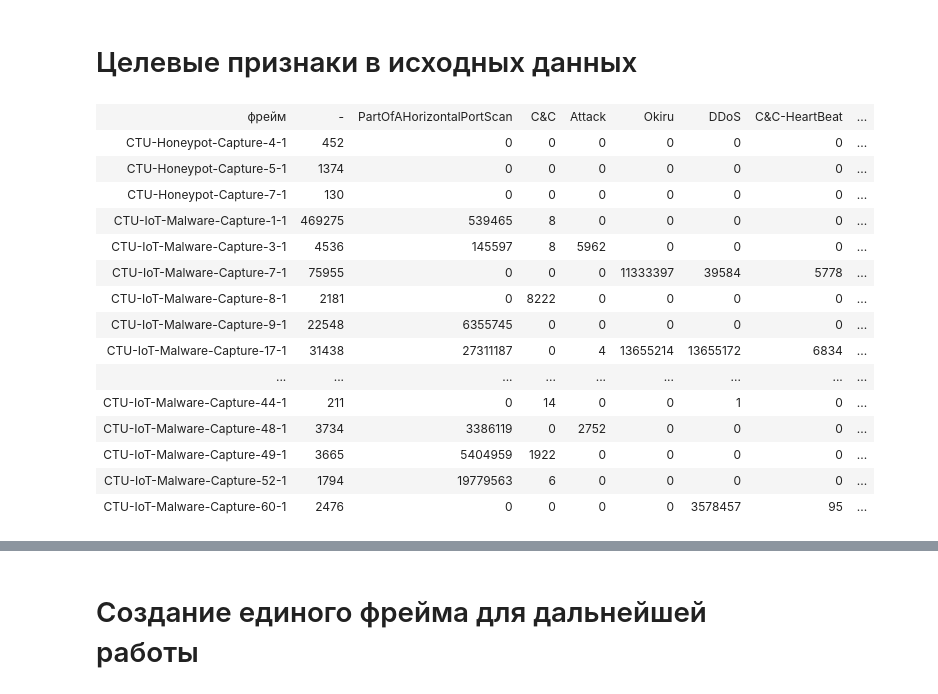
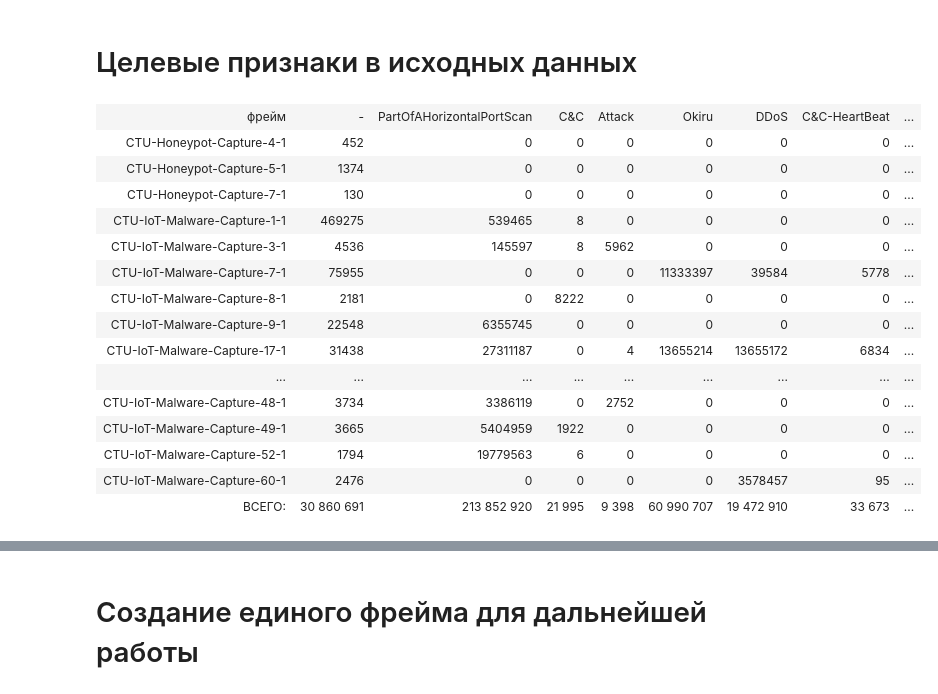
Before and after one commit to SiGidas/Aposemat_IoT-23, a Jupyter notebook: Itog_1.ipynb, the cells around one changed output, grey strips where cells are left out. Cells and saved outputs as stored; diff of their text form; code cells hidden in the pictures.

```diff
--- a/Itog_1.ipynb
+++ b/Itog_1.ipynb
@@ -64,39 +69,41 @@ data = [['фрейм','-','PartOfAHorizontalPortScan','C&C','Attack','Okiru','DD
         ['CTU-IoT-Malware-Capture-17-1',31438,27311187,0,4,13655214,13655172,6834,5,0,0,0,0,0,0,0,0],
         ['CTU-IoT-Malware-Capture-20-1',3193,0,0,0,0,0,0,0,16,0,0,0,0,0,0,0],
         ['CTU-IoT-Malware-Capture-21-1',3272,0,0,0,0,0,0,0,14,0,0,0,0,0,0,0],
         ['CTU-IoT-Malware-Capture-33-1',1380791,39459054,0,0,13609467,0,5278,0,0,0,0,0,0,0,0,0],
         ['CTU-IoT-Malware-Capture-34-1',1923,122,6706,0,0,14394,0,0,0,0,0,0,0,0,0,0],
         ['CTU-IoT-Malware-Capture-35-1',8262389,0,81,3,0,2185302,0,0,0,12,0,0,0,0,0,0],
         ['CTU-IoT-Malware-Capture-36-1',2663,0,0,0,13626744,0,15688,0,0,0,3,0,0,0,0,0],
-        #['CTU-IoT-Malware-Capture-39-1',8,9],
+        ['CTU-IoT-Malware-Capture-39-1',7337,73559436,1530,677,0,0,0,0,0,0,0,0,0,0,0,0],
         ['CTU-IoT-Malware-Capture-42-1',4420,0,0,0,0,0,0,0,0,3,0,3,0,0,0,0],
-        #['CTU-IoT-Malware-Capture-43-1',8,9],
-        ['CTU-IoT-Malware-Capture-44-1',211,0,14,0,0,1,0,0,0,11,0,0,0,0,0],
+        ['CTU-IoT-Malware-Capture-43-1',20574934,37911673,3498,0,8765885,0,0,0,0,14,0,1,0,0,0,0,],
+        ['CTU-IoT-Malware-Capture-44-1',211,0,14,0,0,1,0,0,0,11,0,0,0,0,0,0],
         ['CTU-IoT-Malware-Capture-48-1',3734,3386119,0,2752,0,0,0,0,0,0,0,0,888,834,11,0],
         ['CTU-IoT-Malware-Capture-49-1',3665,5404959,1922,0,0,0,0,0,0,1,0,14,0,0,0,0],
         ['CTU-IoT-Malware-Capture-52-1',1794,19779563,6,0,0,0,0,0,0,12,0,0,0,0,0,2],
-        ['CTU-IoT-Malware-Capture-60-1',2476,0,0,0,0,3578457,95,0,0,0,0,0,0,0,0,0],]
+        ['CTU-IoT-Malware-Capture-60-1',2476,0,0,0,0,3578457,95,0,0,0,0,0,0,0,0,0],
+        ['ВСЕГО:','30 860 691','213 852 920','21 995','9 398','60 990 707','19 472 910','33 673','5', \
+         '30','53','3','18','888','834','11','2'],]
 
 display(HTML(
    '<table><tr>{}</tr></table>'.format(
        '</tr><tr>'.join(
            '<td>{}</td>'.format('</td><td>'.join(str(_) for _ in row)) for row in data)
        )
 ))
 # %% [output]
 | фрейм | - | PartOfAHorizontalPortScan | C&C | Attack | Okiru | DDoS | C&C-HeartBeat | ... |
 | CTU-Honeypot-Capture-4-1 | 452 | 0 | 0 | 0 | 0 | 0 | 0 | ... |
 | CTU-Honeypot-Capture-5-1 | 1374 | 0 | 0 | 0 | 0 | 0 | 0 | ... |
 | CTU-Honeypot-Capture-7-1 | 130 | 0 | 0 | 0 | 0 | 0 | 0 | ... |
 | CTU-IoT-Malware-Capture-1-1 | 469275 | 539465 | 8 | 0 | 0 | 0 | 0 | ... |
 | CTU-IoT-Malware-Capture-3-1 | 4536 | 145597 | 8 | 5962 | 0 | 0 | 0 | ... |
 | CTU-IoT-Malware-Capture-7-1 | 75955 | 0 | 0 | 0 | 11333397 | 39584 | 5778 | ... |
 | CTU-IoT-Malware-Capture-8-1 | 2181 | 0 | 8222 | 0 | 0 | 0 | 0 | ... |
 | CTU-IoT-Malware-Capture-9-1 | 22548 | 6355745 | 0 | 0 | 0 | 0 | 0 | ... |
 | CTU-IoT-Malware-Capture-17-1 | 31438 | 27311187 | 0 | 4 | 13655214 | 13655172 | 6834 | ... |
 | ... | ... | ... | ... | ... | ... | ... | ... | ... |
-| CTU-IoT-Malware-Capture-44-1 | 211 | 0 | 14 | 0 | 0 | 1 | 0 | ... |
 | CTU-IoT-Malware-Capture-48-1 | 3734 | 3386119 | 0 | 2752 | 0 | 0 | 0 | ... |
 | CTU-IoT-Malware-Capture-49-1 | 3665 | 5404959 | 1922 | 0 | 0 | 0 | 0 | ... |
 | CTU-IoT-Malware-Capture-52-1 | 1794 | 19779563 | 6 | 0 | 0 | 0 | 0 | ... |
 | CTU-IoT-Malware-Capture-60-1 | 2476 | 0 | 0 | 0 | 0 | 3578457 | 95 | ... |
+| ВСЕГО: | 30 860 691 | 213 852 920 | 21 995 | 9 398 | 60 990 707 | 19 472 910 | 33 673 | ... |
```
Also changed, not shown: parts of 3 cells of this notebook.
